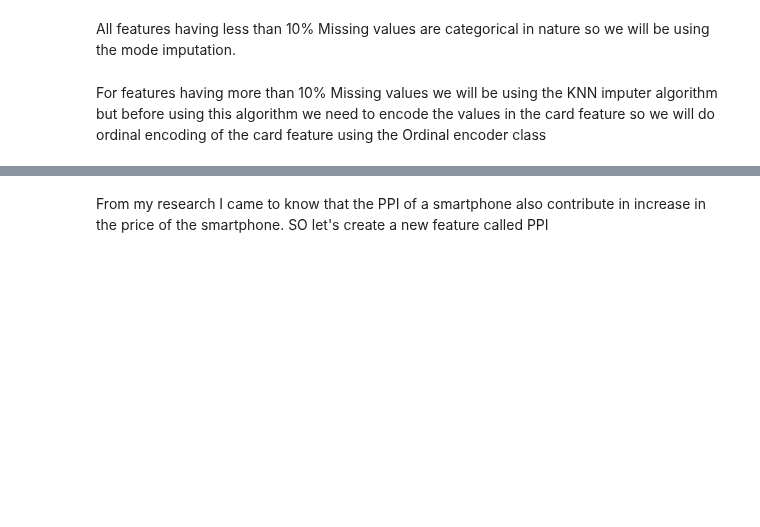
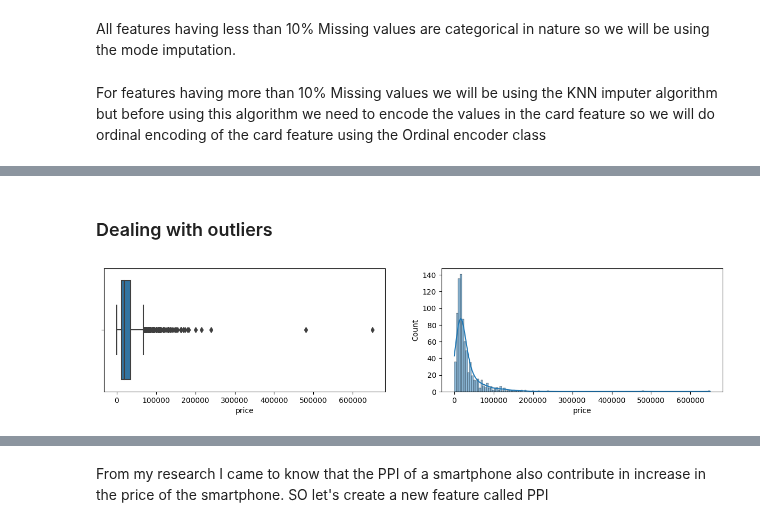
Before and after one commit to yuvraaj2002/AI_Projects, a Jupyter notebook: Smartphone_Price_Prediction/Code.ipynb, the cells around one changed output, grey strips where cells are left out. Drawn from its saved outputs; the diff is of its cells as text; code cells hidden in the pictures; blank space fills up the shorter version.

```diff
--- a/Smartphone_Price_Prediction/Code.ipynb
+++ b/Smartphone_Price_Prediction/Code.ipynb
@@ -416,0 +404,11 @@ temp_df.head(4)
+# %% [markdown]
+### Dealing with outliers
+# %%
+# Let's visualize outliers
+fig,ax = plt.subplots(1,2,figsize = (15,3))
+
+sns.boxplot(x = temp_df['price'],ax = ax[0])
+sns.histplot(x = temp_df['price'],ax = ax[1],kde=True)
+plt.show()
+# %% [output]
+[figure, added]
```
Also changed, not shown: parts of 19 cells of this notebook.
